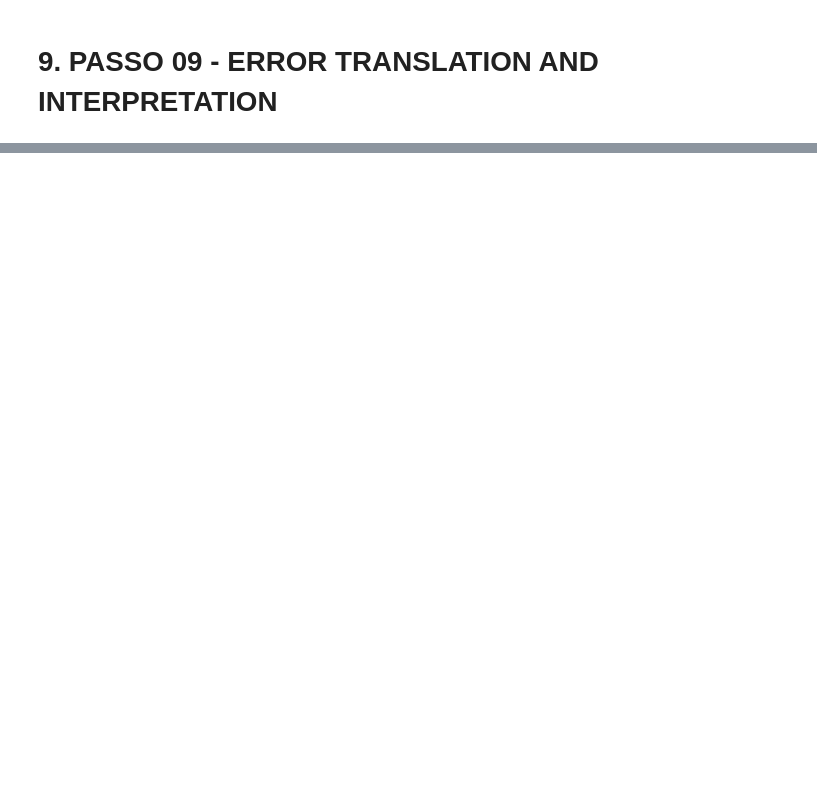
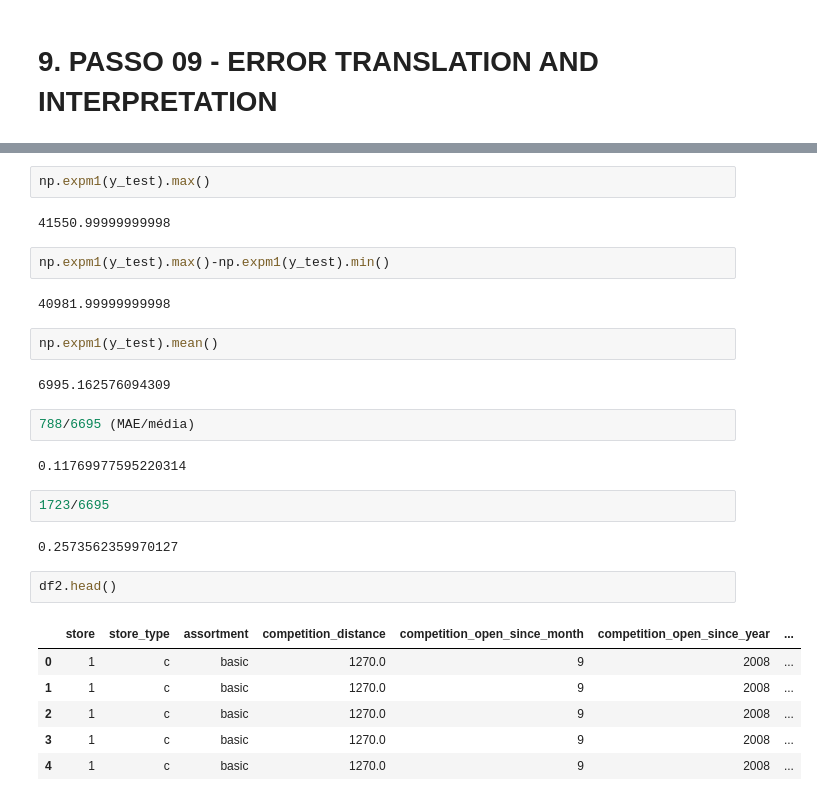
Before and after one commit to paulawehdorn/rossmann_store_sales_prediction, a Jupyter notebook: notebooks/rossmann_stores_sales_prediction.ipynb, the cells around one changed output, grey strips where cells are left out. Drawn from its saved outputs; the diff is of its cells as text; blank space fills up the shorter version.

```diff
--- a/notebooks/rossmann_stores_sales_prediction.ipynb
+++ b/notebooks/rossmann_stores_sales_prediction.ipynb
@@ -1435,0 +1595,29 @@ modelling_result.sort_values('RMSE').reset_index(drop=True)
+# %%
+np.expm1(y_test).max()
+# %% [output]
+41550.99999999998
+# %%
+np.expm1(y_test).max()-np.expm1(y_test).min()
+# %% [output]
+40981.99999999998
+# %%
+np.expm1(y_test).mean()
+# %% [output]
+6995.162576094309
+# %%
+788/6695 (MAE/média)
+# %% [output]
+0.11769977595220314
+# %%
+1723/6695
+# %% [output]
+0.2573562359970127
+# %%
+df2.head()
+# %% [output]
+|  | store | store_type | assortment | competition_distance | competition_open_since_month | competition_open_since_year | ... |
+| 0 | 1 | c | basic | 1270.0 | 9 | 2008 | ... |
+| 1 | 1 | c | basic | 1270.0 | 9 | 2008 | ... |
+| 2 | 1 | c | basic | 1270.0 | 9 | 2008 | ... |
+| 3 | 1 | c | basic | 1270.0 | 9 | 2008 | ... |
+| 4 | 1 | c | basic | 1270.0 | 9 | 2008 | ... |
```
Also changed, not shown: parts of 29 cells of this notebook, 1 other file.
